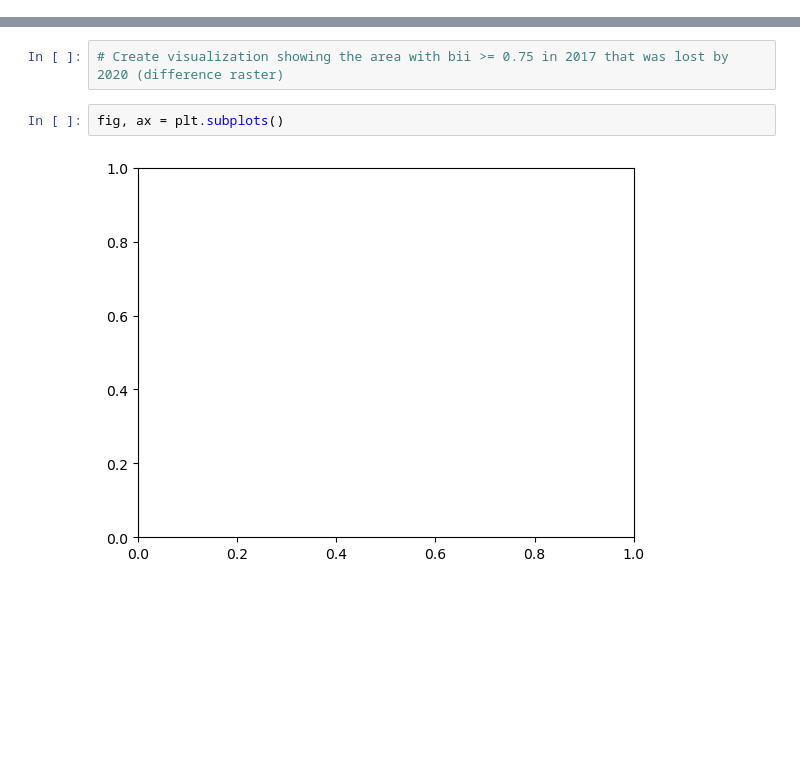
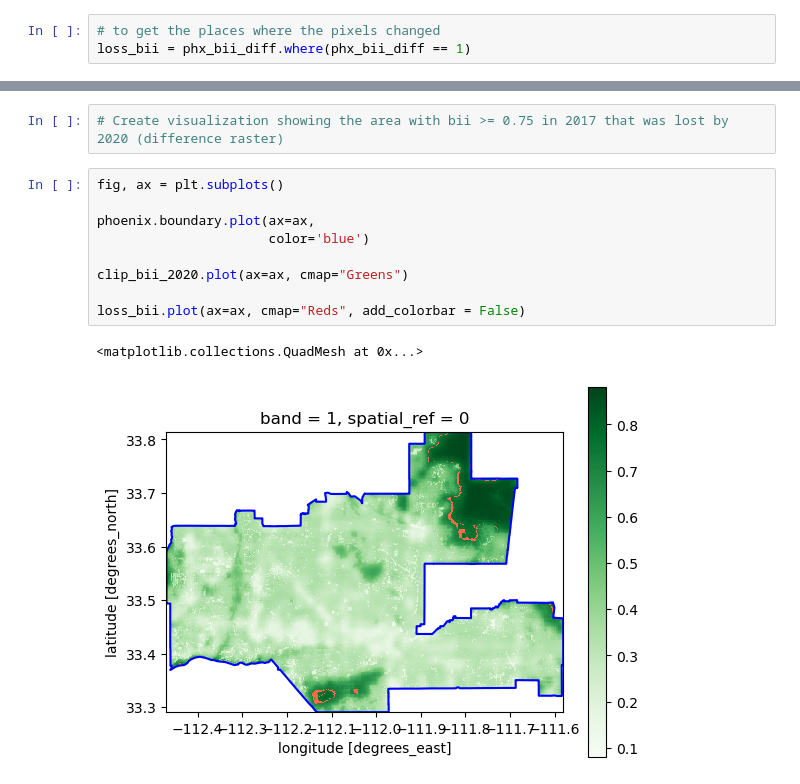
Before and after one commit to egp4aq/phoenix-biodiversity-analysis, a Jupyter notebook: bii_phx.ipynb, the cells around one changed output, grey strips where cells are left out. Saved outputs shown, nothing was run; the diff lists cells and outputs as text; blank space fills up the shorter version.

```diff
--- a/bii_phx.ipynb
+++ b/bii_phx.ipynb
@@ -149,6 +149,9 @@ print(pct_bii_2017)
 # %%
 # Find difference of phx_bii rasters
 phx_bii_diff = phx_bii_2017 ^ phx_bii_2020
+# %%
+# to get the places where the pixels changed
+loss_bii = phx_bii_diff.where(phx_bii_diff == 1)
 # %%
 # Plot where in Phoenix in 2020 there was a bii >= 0.75
 phx_bii_2020.plot()
@@ -171,5 +174,13 @@ phx_bii_diff.plot()
 # Create visualization showing the area with bii >= 0.75 in 2017 that was lost by 2020 (difference raster)
 # %%
 fig, ax = plt.subplots()
+
+phoenix.boundary.plot(ax=ax,
+                      color='blue')
+
+clip_bii_2020.plot(ax=ax, cmap="Greens")
+
+loss_bii.plot(ax=ax, cmap="Reds", add_colorbar = False)
 # %% [output]
+<matplotlib.collections.QuadMesh at 0x...>
-[figure, old version]
+[figure, new version]
```
